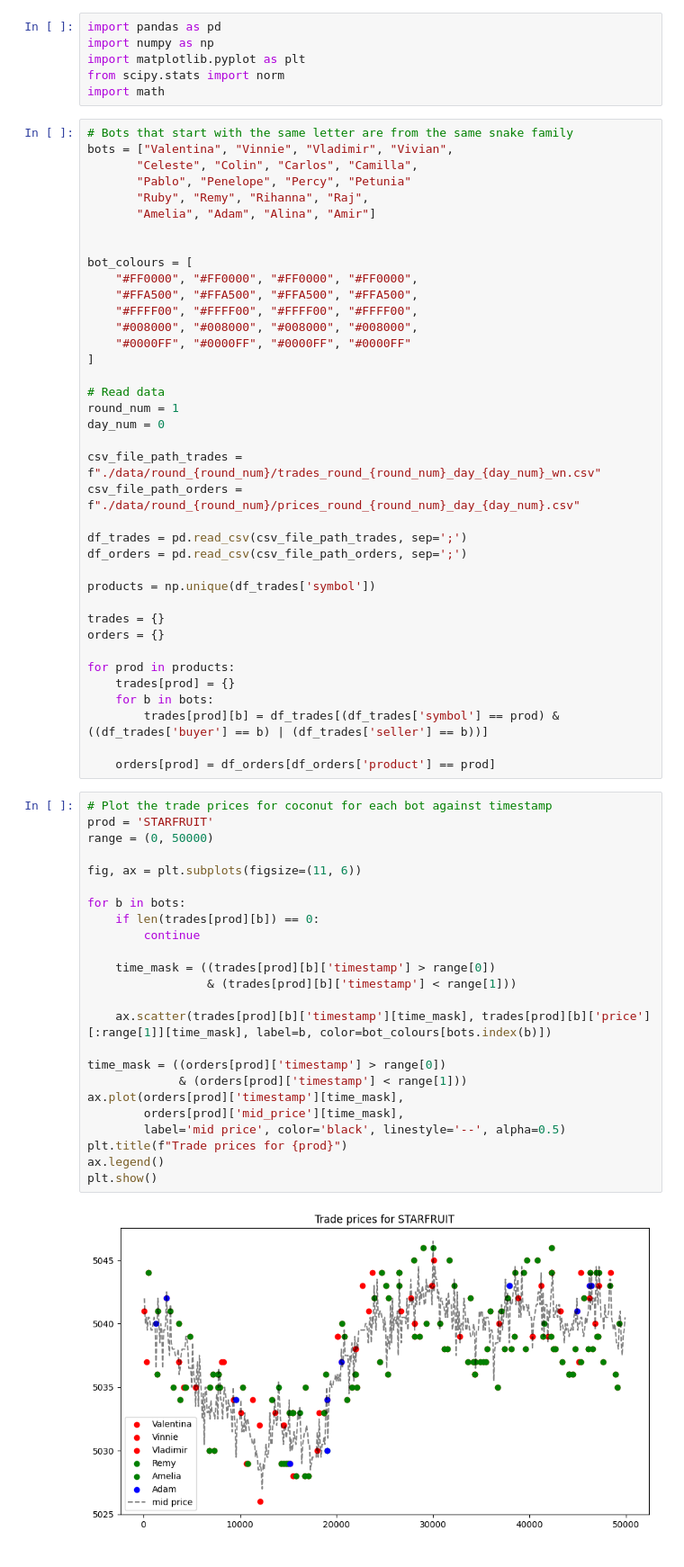
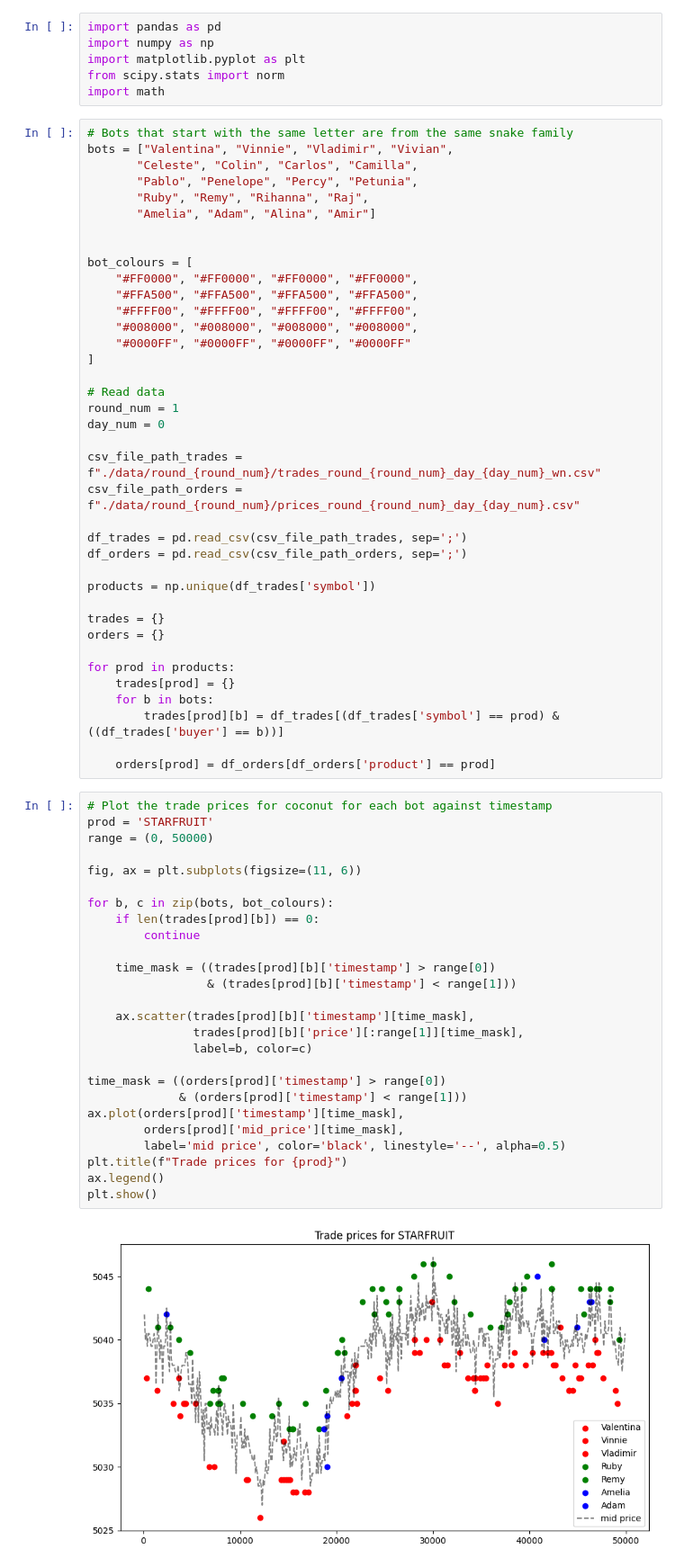
Before and after one commit to levladiator/Prosperity, a Jupyter notebook: src/bots_analyzer.ipynb, the cells around one changed output. Shown at 90% size. Drawn from its saved outputs; the diff is of its cells as text.

Commit message:
Fix bots colors

```diff
--- a/src/bots_analyzer.ipynb
+++ b/src/bots_analyzer.ipynb
@@ -14,7 +14,7 @@ import math
 # Bots that start with the same letter are from the same snake family
 bots = ["Valentina", "Vinnie", "Vladimir", "Vivian",
        "Celeste", "Colin", "Carlos", "Camilla",
-       "Pablo", "Penelope", "Percy", "Petunia"
+       "Pablo", "Penelope", "Percy", "Petunia",
        "Ruby", "Remy", "Rihanna", "Raj",
        "Amelia", "Adam", "Alina", "Amir"]
 
@@ -45,32 +45,34 @@ orders = {}
 for prod in products:
     trades[prod] = {}
     for b in bots:
-        trades[prod][b] = df_trades[(df_trades['symbol'] == prod) & ((df_trades['buyer'] == b) | (df_trades['seller'] == b))]
+        trades[prod][b] = df_trades[(df_trades['symbol'] == prod) & ((df_trades['buyer'] == b))]
 
     orders[prod] = df_orders[df_orders['product'] == prod]
 # %%
 # Plot the trade prices for coconut for each bot against timestamp
 prod = 'STARFRUIT'
 range = (0, 50000)
 
 fig, ax = plt.subplots(figsize=(11, 6))
 
-for b in bots:
+for b, c in zip(bots, bot_colours):
     if len(trades[prod][b]) == 0:
         continue
 
     time_mask = ((trades[prod][b]['timestamp'] > range[0])
                  & (trades[prod][b]['timestamp'] < range[1]))
 
-    ax.scatter(trades[prod][b]['timestamp'][time_mask], trades[prod][b]['price'][:range[1]][time_mask], label=b, color=bot_colours[bots.index(b)])
+    ax.scatter(trades[prod][b]['timestamp'][time_mask],
+               trades[prod][b]['price'][:range[1]][time_mask],
+               label=b, color=c)
 
 time_mask = ((orders[prod]['timestamp'] > range[0])
              & (orders[prod]['timestamp'] < range[1]))
 ax.plot(orders[prod]['timestamp'][time_mask],
         orders[prod]['mid_price'][time_mask],
         label='mid price', color='black', linestyle='--', alpha=0.5)
 plt.title(f"Trade prices for {prod}")
 ax.legend()
 plt.show()
 # %% [output]
-[figure, old version]
+[figure, new version]
```
